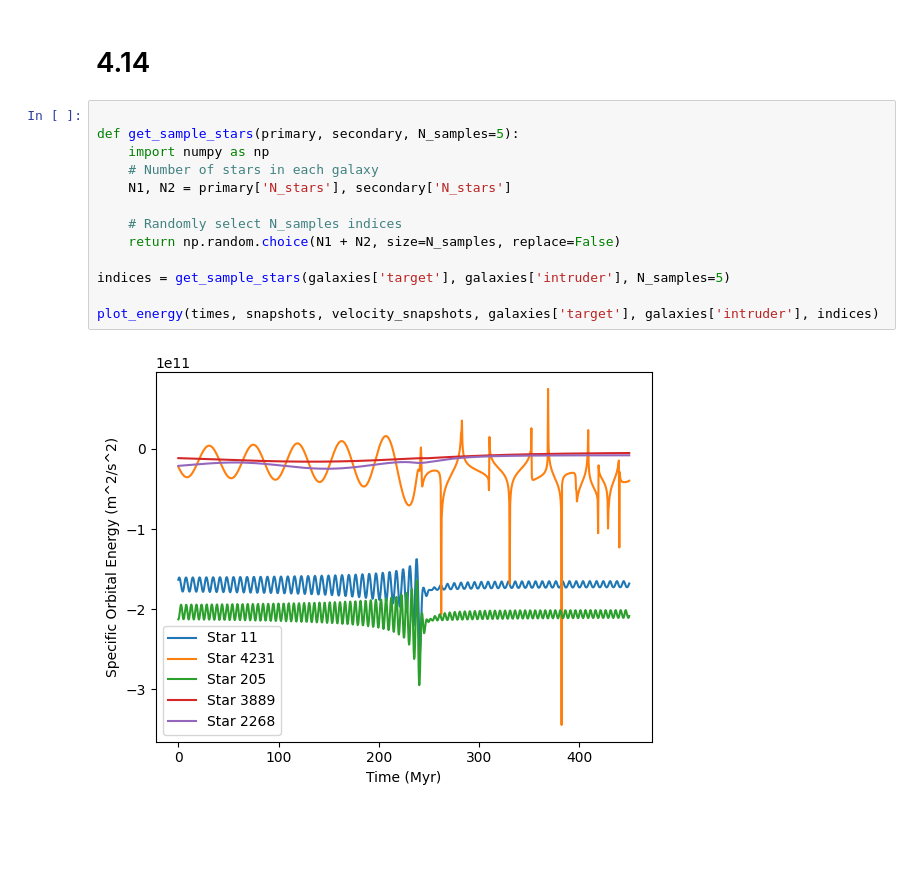
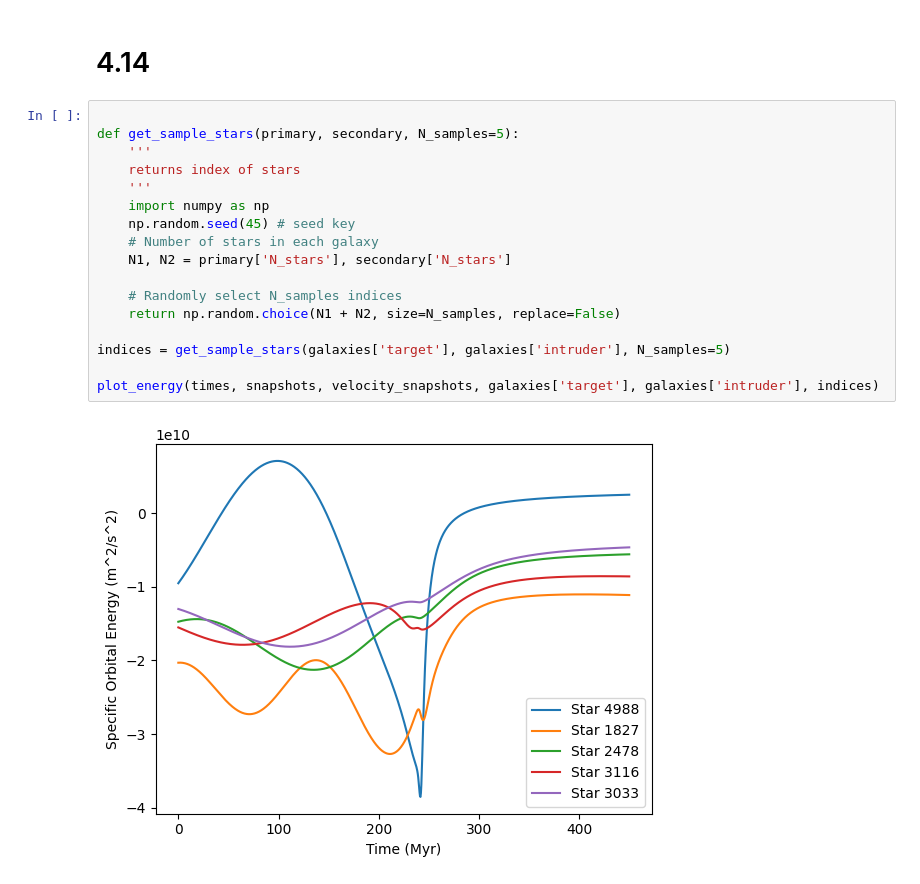
Before and after one commit to marcjermaine-pontiveros/galaxy-collision, a Jupyter notebook: notebook.ipynb, the cells around one changed output. Drawn from its saved outputs; the diff is of its cells as text; blank space fills up the shorter version.

```diff
--- a/notebook.ipynb
+++ b/notebook.ipynb
@@ -292,18 +290,22 @@ The impact parameter b is 0.0 kpc
 # %%
 
 def get_sample_stars(primary, secondary, N_samples=5):
+    '''
+    returns index of stars
+    '''
     import numpy as np
+    np.random.seed(45) # seed key
     # Number of stars in each galaxy
     N1, N2 = primary['N_stars'], secondary['N_stars']
 
     # Randomly select N_samples indices
     return np.random.choice(N1 + N2, size=N_samples, replace=False)
 
 indices = get_sample_stars(galaxies['target'], galaxies['intruder'], N_samples=5)
 
 plot_energy(times, snapshots, velocity_snapshots, galaxies['target'], galaxies['intruder'], indices)
 # %% [output]
-[figure, old version]
+[figure, new version]
 # %%
 show_orbits_3d(indices, snapshots)
 # %% [output]
```
Also changed, not shown: parts of 9 cells of this notebook, 5 other files.
